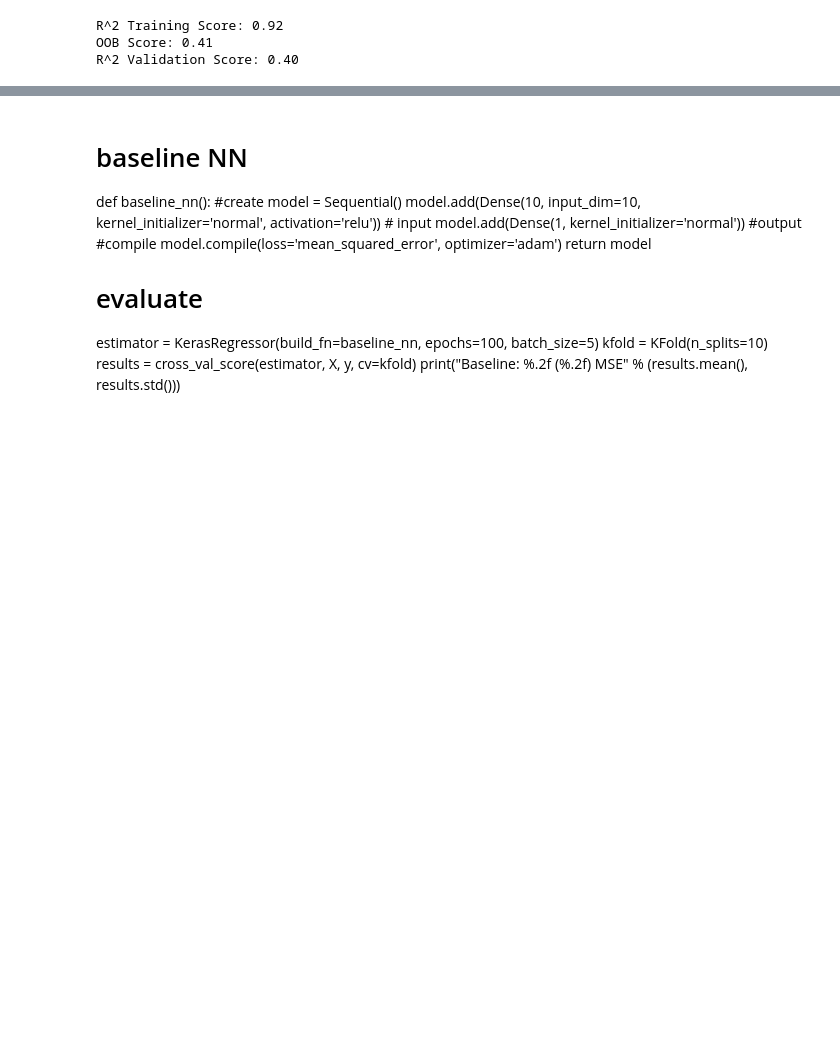
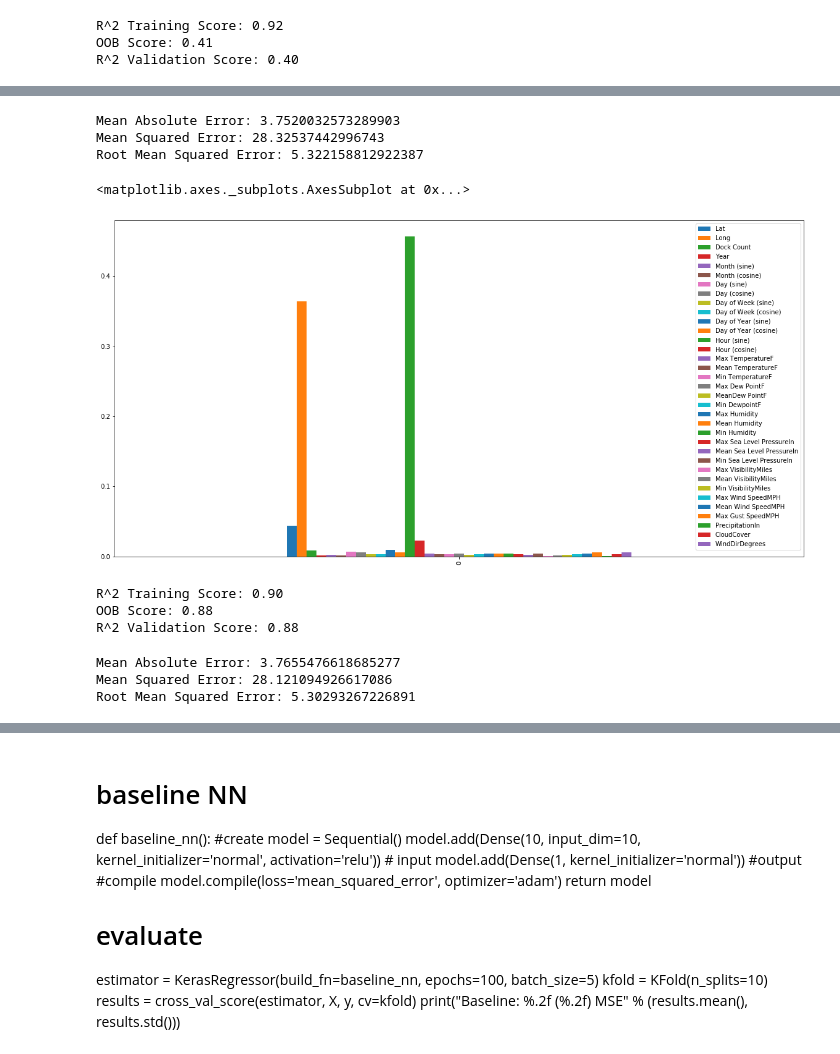
Before and after one commit to t-nel-95/codility-ml-test, a Jupyter notebook: Dataroots Codility Test.ipynb, the cells around one changed output, grey strips where cells are left out. Saved outputs shown, nothing was run; the diff lists cells and outputs as text; code cells hidden in the pictures; blank space fills up the shorter version.

```diff
--- a/Dataroots Codility Test.ipynb
+++ b/Dataroots Codility Test.ipynb
@@ -521,0 +538,53 @@ R^2 Validation Score: 0.59
+# %%
+y_pred = rf.predict(X_test)
+print('Mean Absolute Error:', metrics.mean_absolute_error(y_test, y_pred))
+print('Mean Squared Error:', metrics.mean_squared_error(y_test, y_pred))
+print('Root Mean Squared Error:', np.sqrt(metrics.mean_squared_error(y_test, y_pred)))
+# %% [output]
+Mean Absolute Error: 3.7520032573289903
+Mean Squared Error: 28.32537442996743
+Root Mean Squared Error: 5.322158812922387
+# %%
+#print(rf.feature_importances_)
+f_imps = pd.DataFrame([rf.feature_importances_], columns=X.columns)
+f_imps.plot.bar(figsize=(20,10))
+# %% [output]
+<matplotlib.axes._subplots.AxesSubplot at 0x...>
+[figure, added]
+# %%
+#Let's try take the top 4 features?
+
+X = balanced_dataset[['Lat', 'Long', 'Hour (sine)', 'Hour (cosine)']]
+y = balanced_dataset['Net Rate']
+X_train, X_test, y_train, y_test = train_test_split(X, y, random_state = 42)
+
+rf_2 = RandomForestRegressor(
+    n_estimators = 100,
+    bootstrap = True,
+    oob_score = True,
+    random_state = 42,
+    n_jobs=4
+)
+
+rf_2.fit(X_train, y_train)
+
+print(
+    'R^2 Training Score: {:.2f} \nOOB Score: {:.2f} \nR^2 Validation Score: {:.2f}'.format(
+        rf_2.score(X_train, y_train),
+        rf_2.oob_score_,
+        rf_2.score(X_test, y_test)
+    )
+)
+# %% [output]
+R^2 Training Score: 0.90
+OOB Score: 0.88
+R^2 Validation Score: 0.88
+# %%
+y_pred = rf_2.predict(X_test)
+print('Mean Absolute Error:', metrics.mean_absolute_error(y_test, y_pred))
+print('Mean Squared Error:', metrics.mean_squared_error(y_test, y_pred))
+print('Root Mean Squared Error:', np.sqrt(metrics.mean_squared_error(y_test, y_pred)))
+# %% [output]
+Mean Absolute Error: 3.7655476618685277
+Mean Squared Error: 28.121094926617086
+Root Mean Squared Error: 5.30293267226891
```
Also changed, not shown: parts of 6 cells of this notebook.
